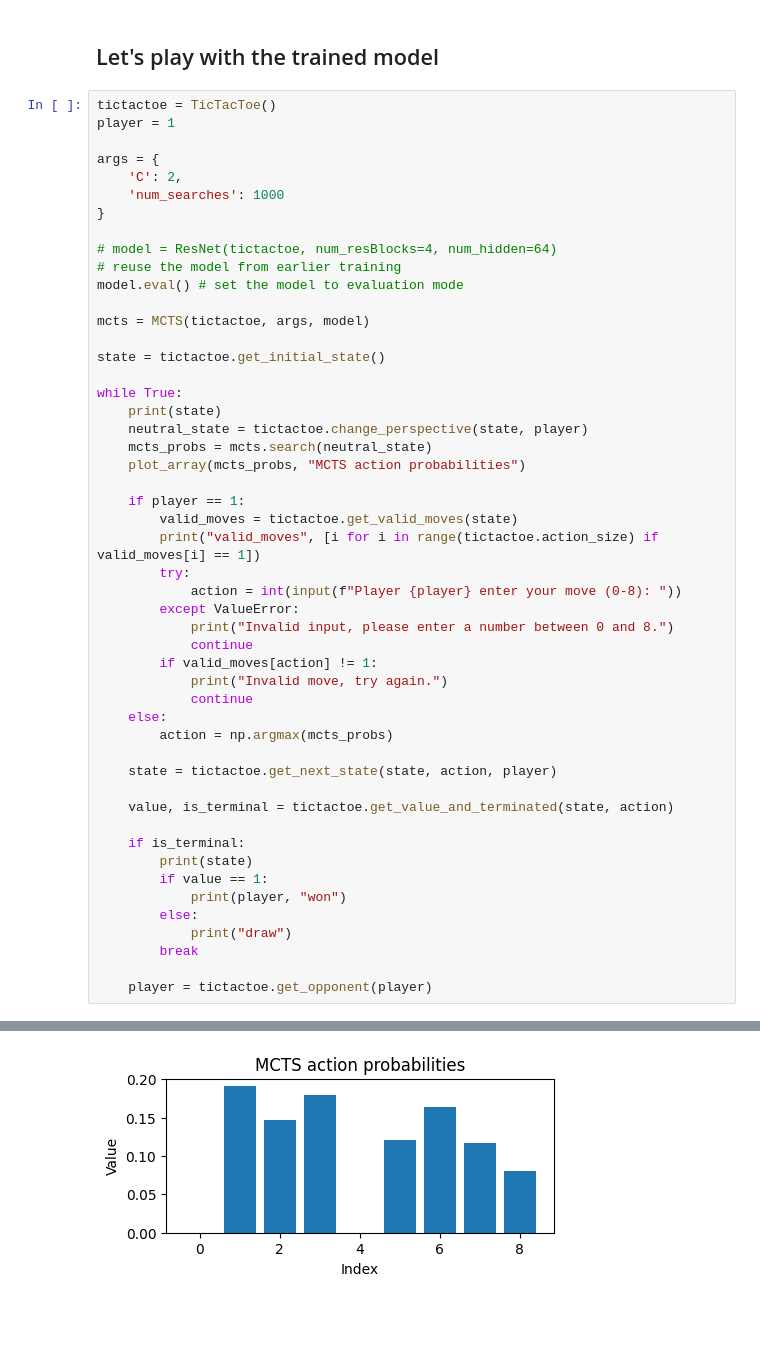
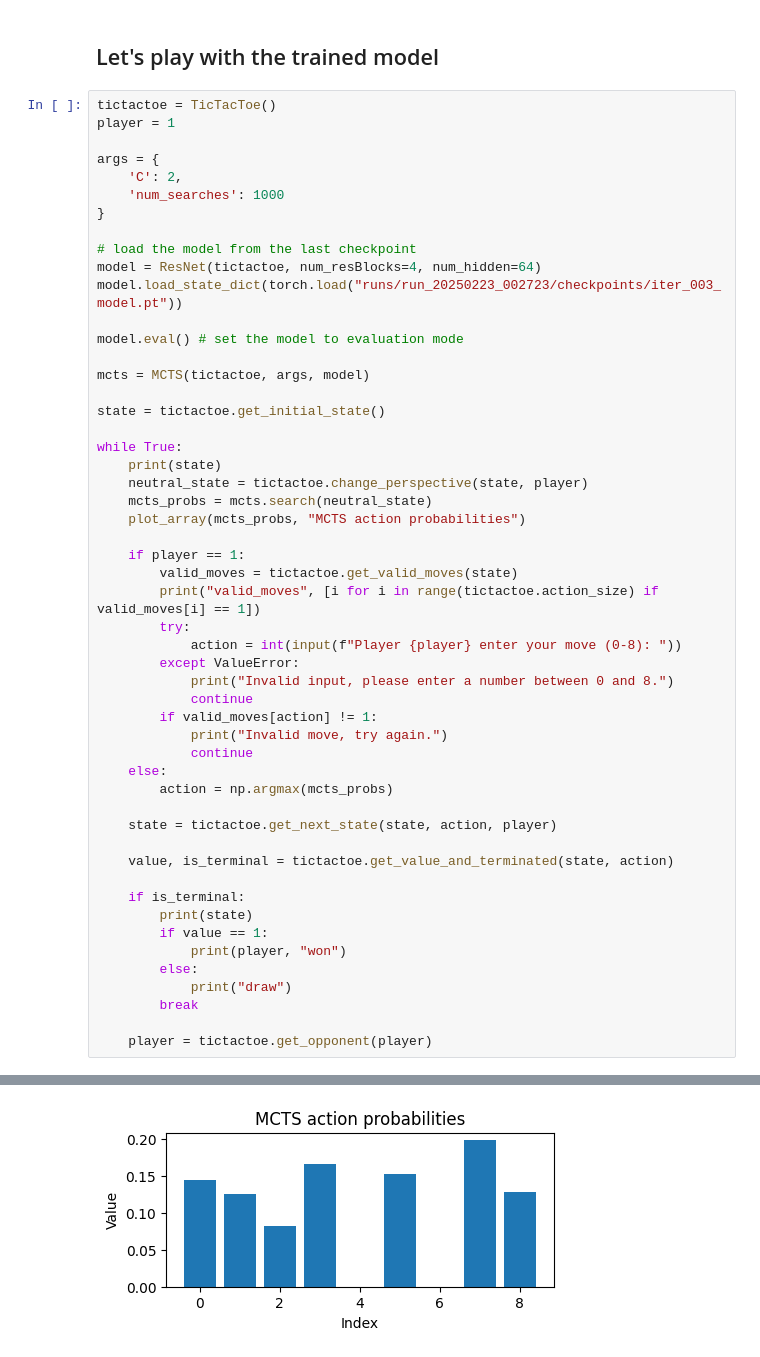
Before and after one commit to slatteryjim/AlphaZeroFromScratch, a Jupyter notebook: 1.TicTacToe.ipynb, the cells around one changed output, grey strips where cells are left out. Cells and saved outputs as stored; diff of their text form; blank space fills up the shorter version.

```diff
--- a/1.TicTacToe.ipynb
+++ b/1.TicTacToe.ipynb
@@ -462,8 +462,10 @@ args = {
     'num_searches': 1000
 }
 
-# model = ResNet(tictactoe, num_resBlocks=4, num_hidden=64)
-# reuse the model from earlier training
+# load the model from the last checkpoint
+model = ResNet(tictactoe, num_resBlocks=4, num_hidden=64)
+model.load_state_dict(torch.load("runs/run_20250223_002723/checkpoints/iter_003_model.pt"))
+
 model.eval() # set the model to evaluation mode
 
 mcts = MCTS(tictactoe, args, model)
@@ -519 +521 @@ valid_moves [0, 1, 2, 3, 4, 5, 6, 7, 8]
-[figure, old version]
+[figure, new version]
```
Also changed, not shown: parts of 1 cell of this notebook.
